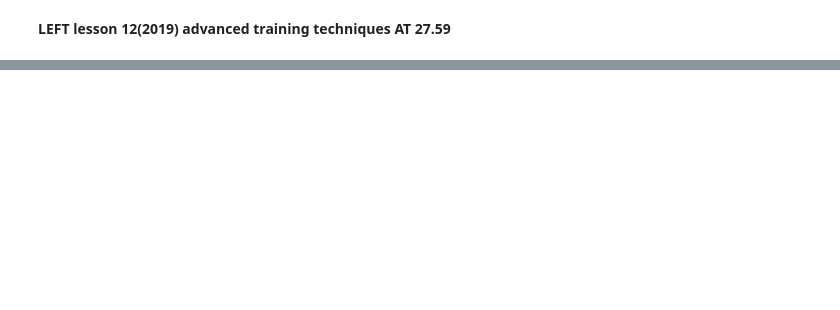
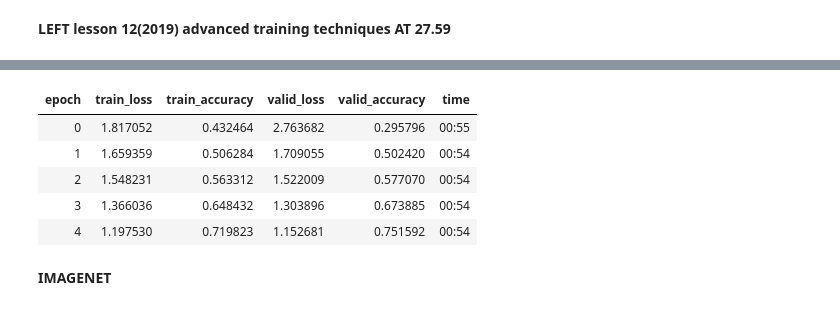
Before and after one commit to Hlompho-Dash/first_try_of_fastai, a Jupyter notebook: 11_train_imagennete.ipynb, the cells around one changed output, grey strips where cells are left out. Saved outputs shown, nothing was run; the diff lists cells and outputs as text; code cells hidden in the pictures; blank space fills up the shorter version.

```diff
--- a/11_train_imagennete.ipynb
+++ b/11_train_imagennete.ipynb
@@ -74,0 +286,19 @@ os.chdir('/content/gdrive/MyDrive/first_try_of_fastai')
+# %%
+def cnn_learner(arch, data, loss_func,opt_func, c_in=None, c_out=None,
+                lr=1e-2, cuda=True, norm=None, progress=True, mixup=0,xtra_cb=None, **kwargs):
+  cbfs = [partial(AvgStatsCallback,accuracy)] + listify(xtra_cb)
+  if progress: cbfs.append(ProgressCallback)
+  if cuda: cbfs.append(CudaCallback)
+  if norm: cbfs.append(partial(BatchTransformXCallback, norm))
+  if mixup: cbfs.append(partial(MixUp, mixup))
+  arch_args = {}
+  if not c_in: c_in = data.c_in
+  if not c_out: c_out = data.c_out
+  if c_in: arch_args['c_in'] = c_in
+  if c_out: arch_args['c_out'] = c_out
+  return Learner(arch(**arch_args), data, loss_func, opt_func=opt_func, lr=lr, cb_funcs=cbfs, **kwargs)
+# %%
+learn = cnn_learner(xresnet34, data, loss_func,opt_func, norm=norm_imagenette)
+# %%
+learn.fit(5, cbsched)
+# %% [output]
@@ -74,0 +306,8 @@ os.chdir('/content/gdrive/MyDrive/first_try_of_fastai')
+| epoch | train_loss | train_accuracy | valid_loss | valid_accuracy | time |
+| 0 | 1.817052 | 0.432464 | 2.763682 | 0.295796 | 00:55 |
+| 1 | 1.659359 | 0.506284 | 1.709055 | 0.502420 | 00:54 |
+| 2 | 1.548231 | 0.563312 | 1.522009 | 0.577070 | 00:54 |
+| 3 | 1.366036 | 0.648432 | 1.303896 | 0.673885 | 00:54 |
+| 4 | 1.197530 | 0.719823 | 1.152681 | 0.751592 | 00:54 |
+# %% [markdown]
+**IMAGENET**
```
Also changed, not shown: parts of 33 cells of this notebook, 2 other files.
